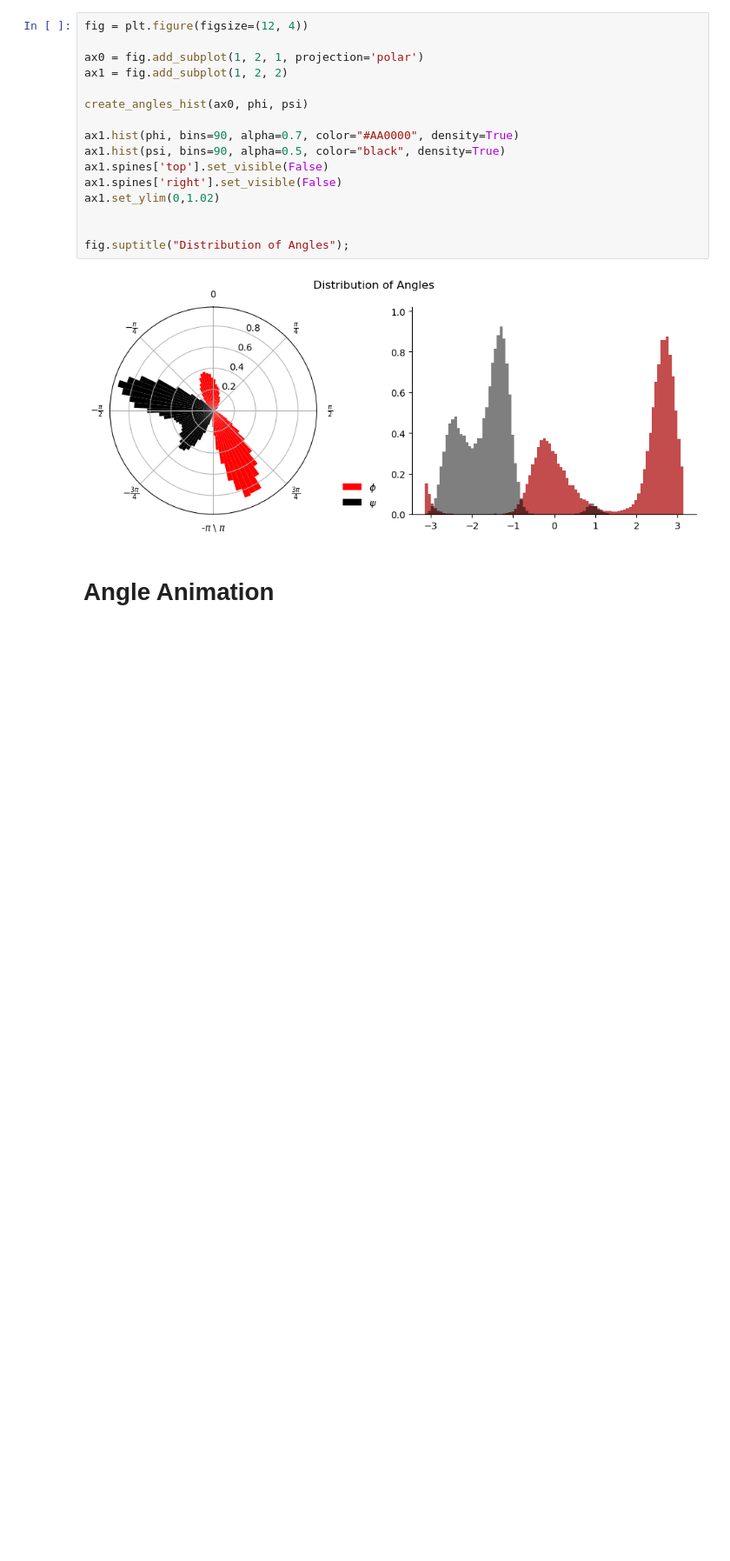
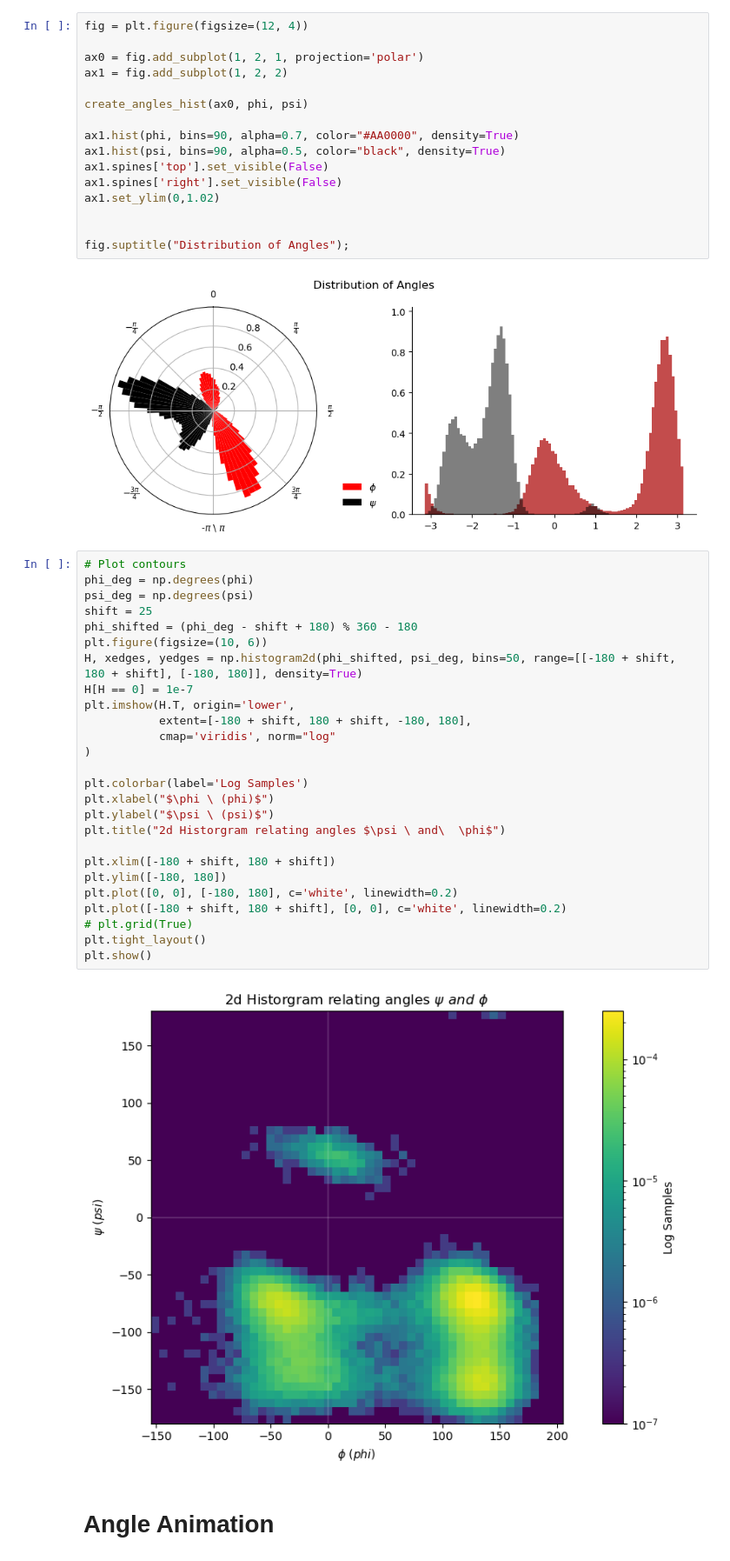
Before and after one commit to mak8427/data_visualization, a Jupyter notebook: exam/ex03.ipynb, the cells around one changed output. Shown at 87% size. Saved outputs shown, nothing was run; the diff lists cells and outputs as text; blank space fills up the shorter version.

Commit message:
better angle relation visualizations

```diff
--- a/exam/ex03.ipynb
+++ b/exam/ex03.ipynb
@@ -180,6 +181,34 @@ ax1.set_ylim(0,1.02)
 fig.suptitle("Distribution of Angles");
 # %% [output]
 [figure]
+# %%
+# Plot contours
+phi_deg = np.degrees(phi)
+psi_deg = np.degrees(psi)
+shift = 25
+phi_shifted = (phi_deg - shift + 180) % 360 - 180
+plt.figure(figsize=(10, 6))
+H, xedges, yedges = np.histogram2d(phi_shifted, psi_deg, bins=50, range=[[-180 + shift, 180 + shift], [-180, 180]], density=True)
+H[H == 0] = 1e-7
+plt.imshow(H.T, origin='lower',
+           extent=[-180 + shift, 180 + shift, -180, 180],
+           cmap='viridis', norm="log"
+)
+
+plt.colorbar(label='Log Samples')
+plt.xlabel("$\phi \ (phi)$")
+plt.ylabel("$\psi \ (psi)$")
+plt.title("2d Historgram relating angles $\psi \ and\  \phi$")
+
+plt.xlim([-180 + shift, 180 + shift])
+plt.ylim([-180, 180])
+plt.plot([0, 0], [-180, 180], c='white', linewidth=0.2)
+plt.plot([-180 + shift, 180 + shift], [0, 0], c='white', linewidth=0.2)
+# plt.grid(True)
+plt.tight_layout()
+plt.show()
+# %% [output]
+[figure, added]
 # %% [markdown]
 # Angle Animation
 # %%
```
Also changed, not shown: parts of 2 cells of this notebook.
